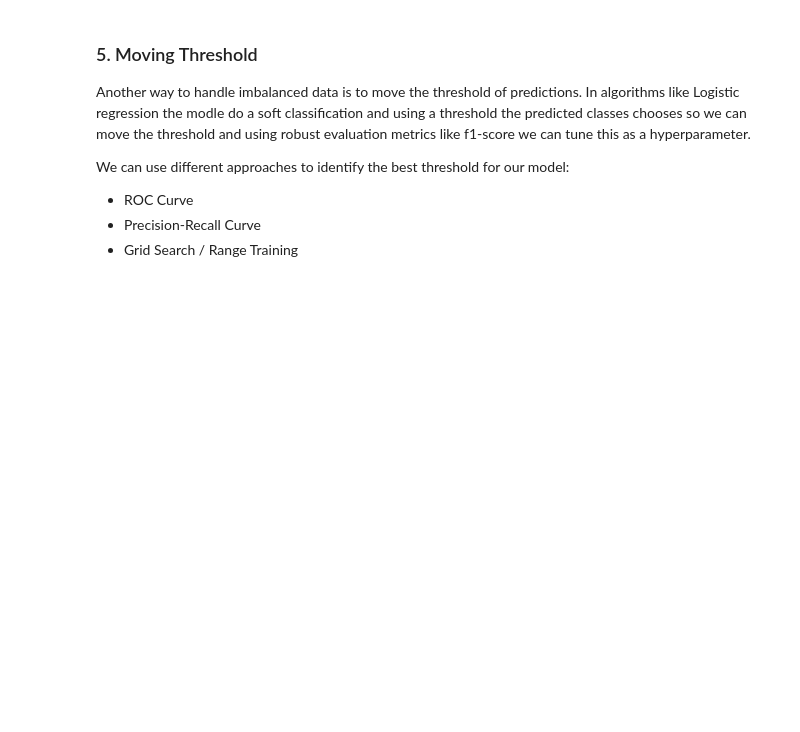
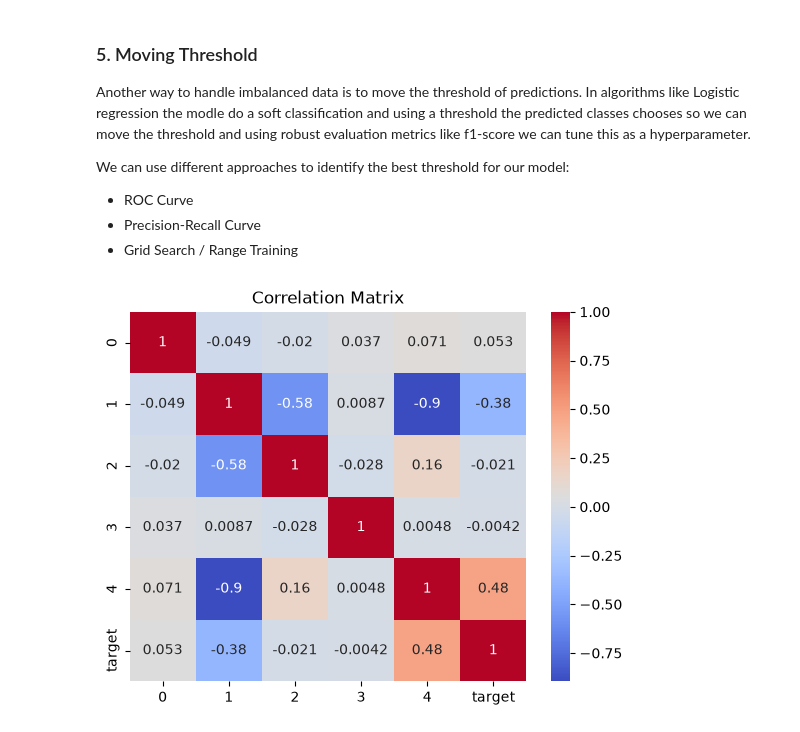
Before and after one commit to Erfan-Taherirani/Personal_ML_Notes, a Jupyter notebook: Miscellaneous/handling_data_imbalance.ipynb, the cells around one changed output. Cells and saved outputs as stored; diff of their text form; code cells hidden in the pictures; blank space fills up the shorter version.

Commit message:
Finish handling imbalanced data

```diff
--- a/Miscellaneous/handling_data_imbalance.ipynb
+++ b/Miscellaneous/handling_data_imbalance.ipynb
@@ -121,4 +123,30 @@ We can use different approaches to identify the best threshold for our model:
 - Precision-Recall Curve
 - Grid Search / Range Training
 # %%
-# train a logistic regression model on the synthetic data for different thresholds
+import seaborn as sns
+import matplotlib.pyplot as plt
+import pandas as pd
+
+from sklearn.datasets import make_classification
+from sklearn.model_selection import train_test_split
+from sklearn.linear_model import LogisticRegression
+from sklearn.metrics import f1_score, roc_curve, precision_recall_curve, classification_report
+X, y = make_classification(
+    n_samples=1_000,
+    n_features=5,
+    n_informative=2,
+    n_redundant=1,
+    n_classes=2,
+    weights=[0.1, 0.9],
+    random_state=42
+)
+
+sns.heatmap(
+    data=pd.concat([pd.DataFrame(X), pd.Series(y, name="target")], axis=1).corr(),
+    annot=True,
+    cmap="coolwarm"
+)
+plt.title("Correlation Matrix")
+plt.show()
+# %% [output]
+[figure, added]
```
Also changed, not shown: parts of 11 cells of this notebook, 1 other file.
